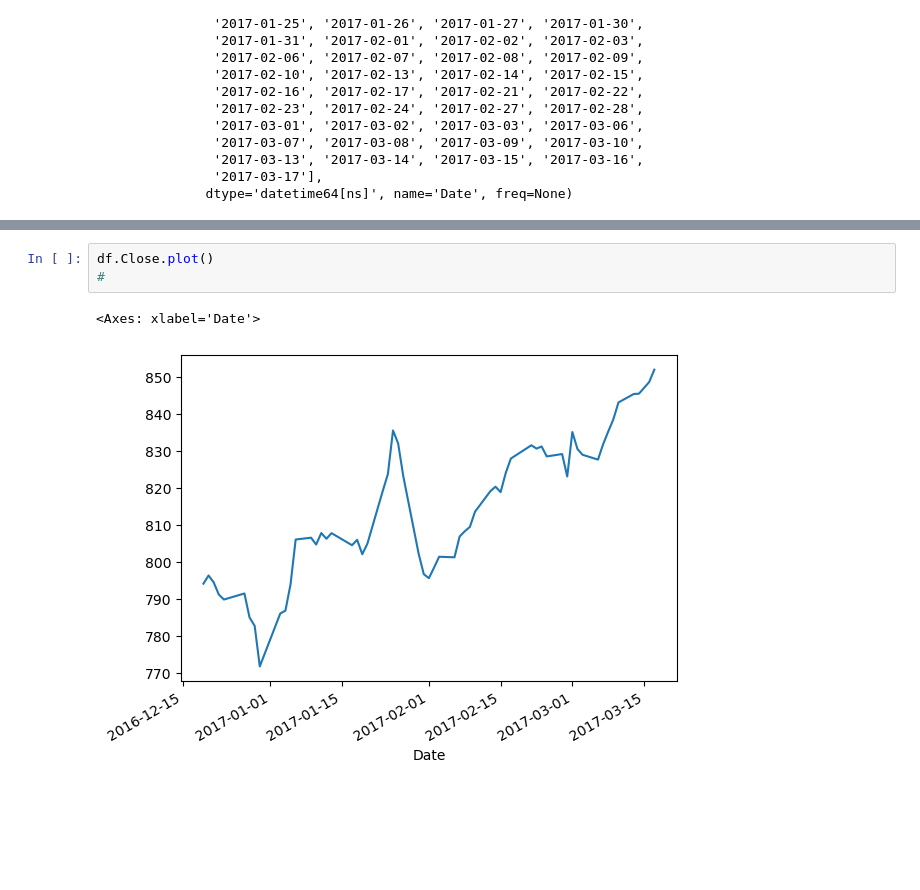
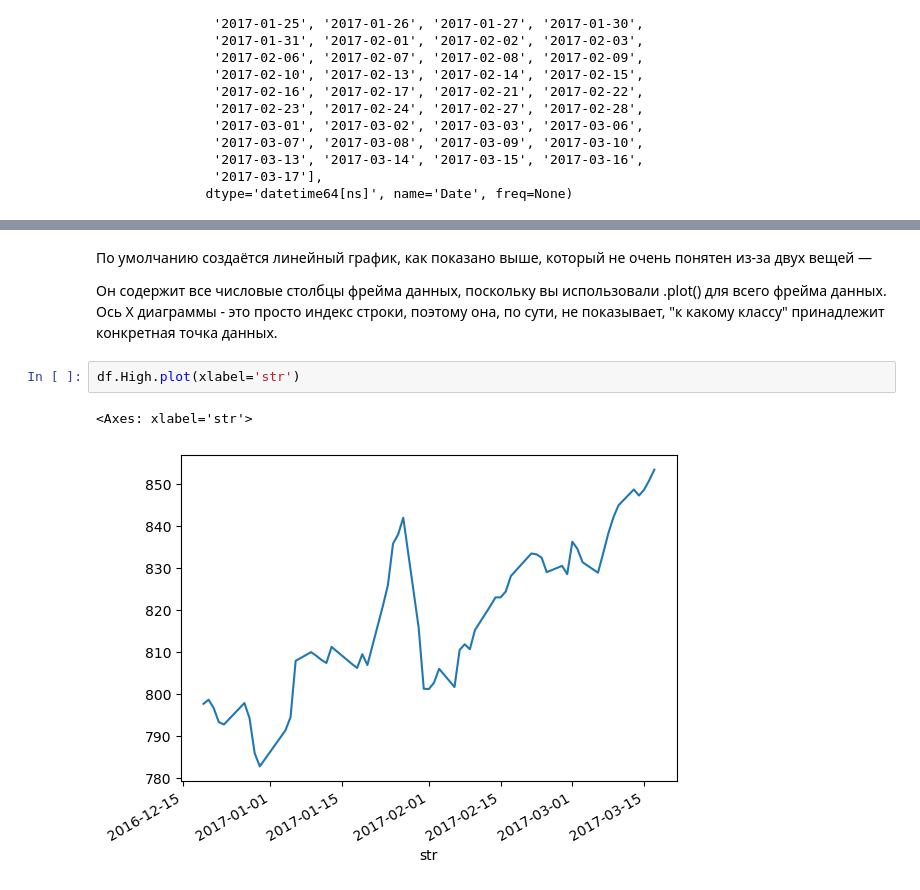
Before and after one commit to SENATOROVAI/DataScience-Maxim, a Jupyter notebook: Python/Pandas as ass/Pandas3.ipynb, the cells around one changed output, grey strips where cells are left out. Cells and saved outputs as stored; diff of their text form; blank space fills up the shorter version.

```diff
--- a/Python/Pandas as ass/Pandas3.ipynb
+++ b/Python/Pandas as ass/Pandas3.ipynb
@@ -381,6 +387,10 @@ DatetimeIndex(['2016-12-19', '2016-12-20', '2016-12-21', '2016-12-22',
+# %% [markdown]
+По умолчанию создаётся линейный график, как показано выше, который не очень понятен из-за двух вещей —
+
+Он содержит все числовые столбцы фрейма данных, поскольку вы использовали .plot() для всего фрейма данных.
+Ось X диаграммы - это просто индекс строки, поэтому она, по сути, не показывает, "к какому классу" принадлежит конкретная точка данных.
 # %%
-df.Close.plot()
-#
+df.High.plot(xlabel='str')
 # %% [output]
-<Axes: xlabel='Date'>
+<Axes: xlabel='str'>
-[figure, old version]
+[figure, new version]
```
Also changed, not shown: parts of 4 cells of this notebook, 8 other files.
